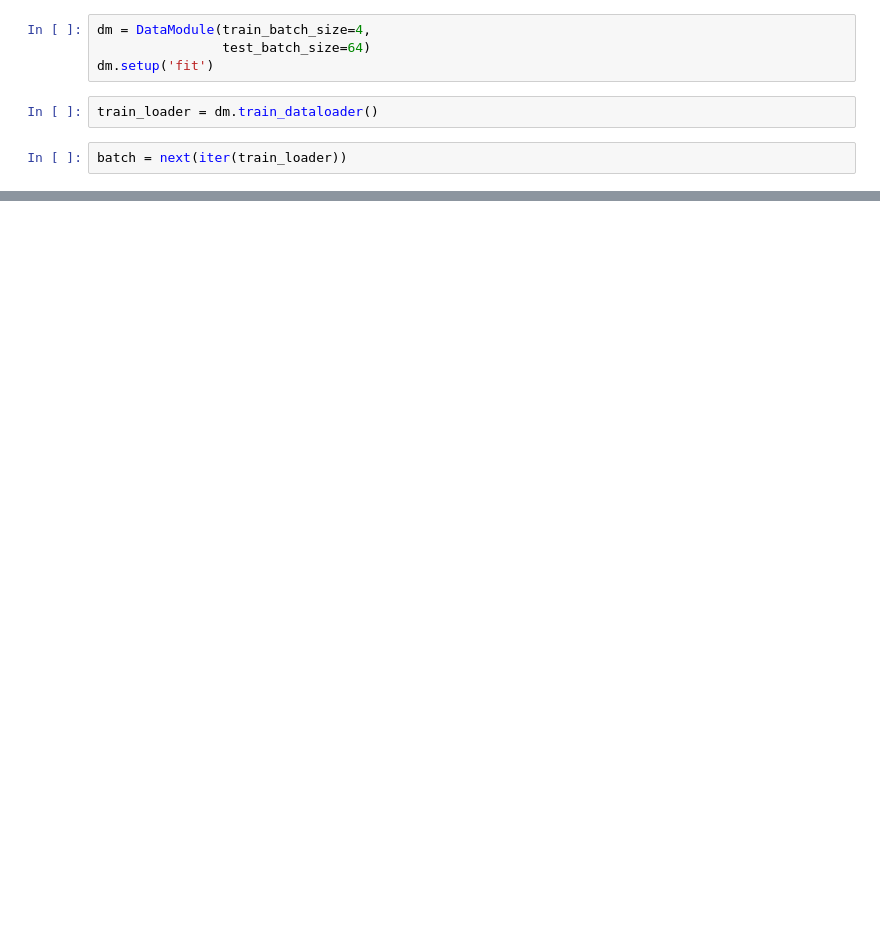
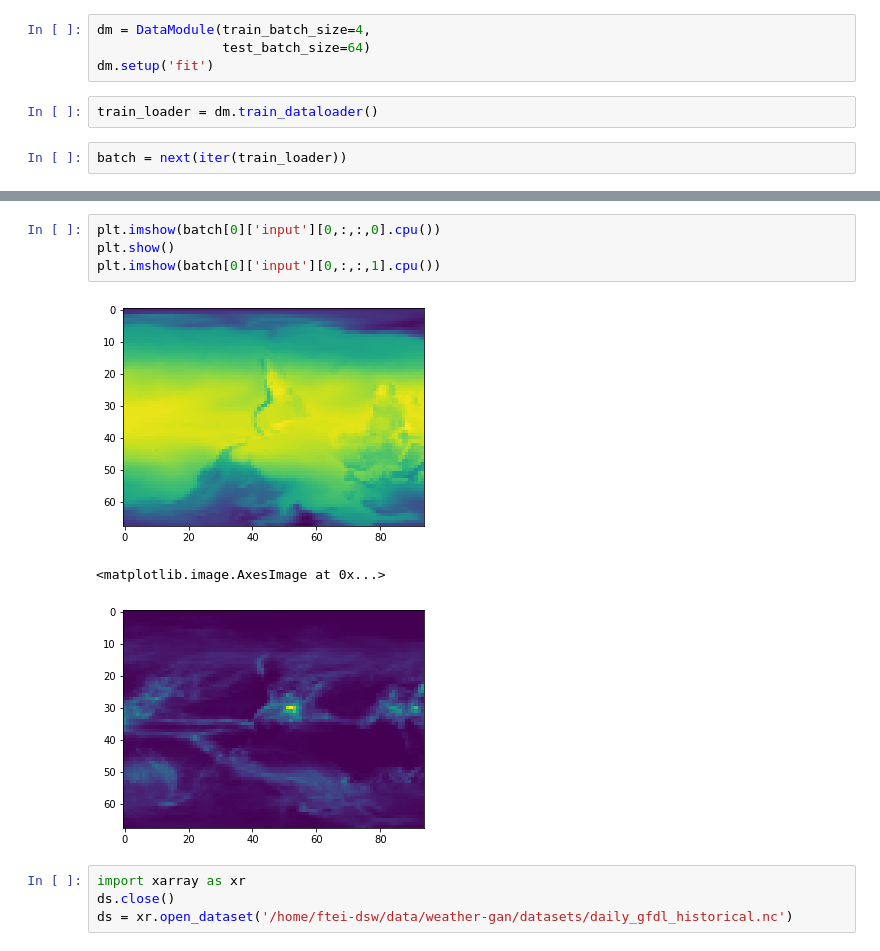
Before and after one commit to p-hss/weather-gan, a Jupyter notebook: notebooks/dev-dataloading.ipynb, the cells around one changed output, grey strips where cells are left out. Drawn from its saved outputs; the diff is of its cells as text; blank space fills up the shorter version.

```diff
--- a/notebooks/dev-dataloading.ipynb
+++ b/notebooks/dev-dataloading.ipynb
@@ -20,0 +32,12 @@ batch[0]['input'].shape, batch[0]['target'].shape
+# %%
+plt.imshow(batch[0]['input'][0,:,:,0].cpu())
+plt.show()
+plt.imshow(batch[0]['input'][0,:,:,1].cpu())
+# %% [output]
+[figure, added]
+<matplotlib.image.AxesImage at 0x...>
+[figure, added]
+# %%
+import xarray as xr
+ds.close()
+ds = xr.open_dataset('/home/ftei-dsw/data/weather-gan/datasets/daily_gfdl_historical.nc')
```
Also changed, not shown: parts of 5 cells of this notebook, 1 other file.
